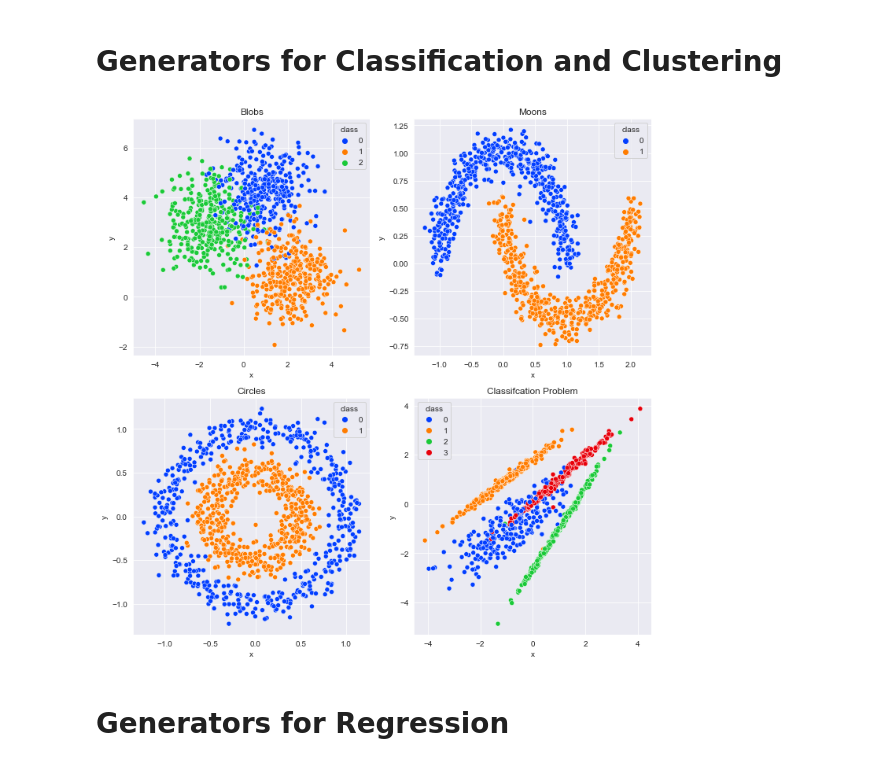
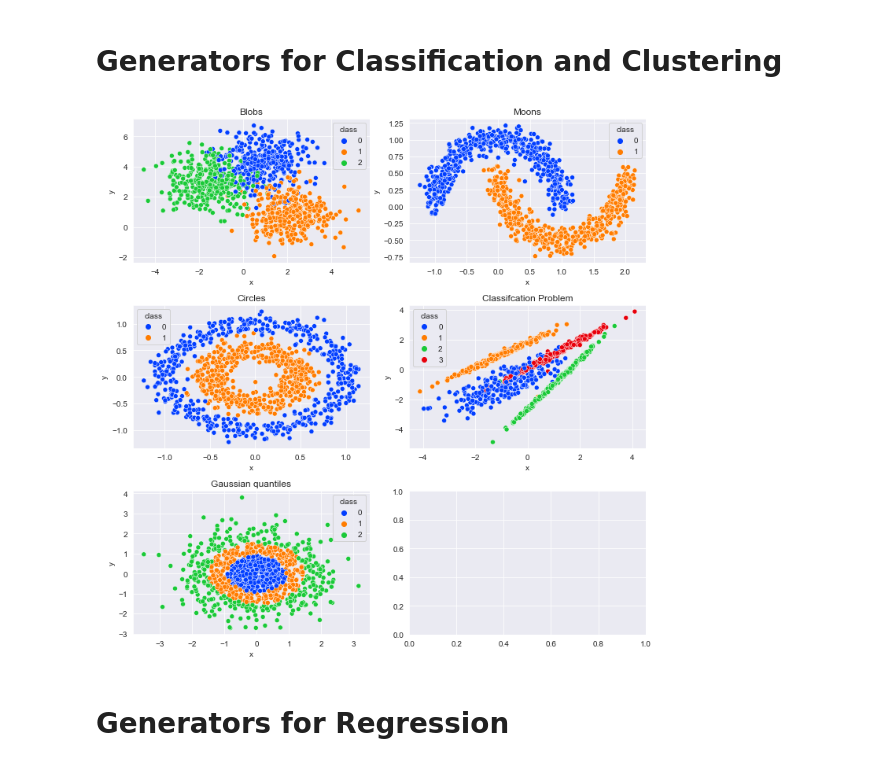
Before and after one commit to DimitriMisiak/Kaggle-Projects, a Jupyter notebook: toy-models/generated_datasets.ipynb, the cells around one changed output. Cells and saved outputs as stored; diff of their text form; code cells hidden in the pictures.

```diff
--- a/toy-models/generated_datasets.ipynb
+++ b/toy-models/generated_datasets.ipynb
@@ -17,7 +17,10 @@ Prayer to RNGesus Sent
 # %% [markdown]
 # Generators for Classification and Clustering
 # %%
-from sklearn.datasets import make_blobs, make_moons, make_circles, make_classification
+from sklearn.datasets import (
+    make_blobs, make_moons, make_circles, make_classification,
+    make_gaussian_quantiles
+)
 
 # for plotting in 2D space
 n_features = 2
@@ -54,25 +57,36 @@ clf_data, clf_class = make_classification(
 )
 clf_df = pd.DataFrame(clf_data, columns=columns)
 clf_df['class'] = clf_class
+
+# gaussian quantiles
+gaussian_data, gaussian_class = make_gaussian_quantiles(
+    n_samples=1000, random_state=rng,
+    n_features=2, n_classes=3,
+)
+gaussian_df = pd.DataFrame(gaussian_data, columns=columns)
+gaussian_df['class'] = gaussian_class
 # %%
-fig, axes = plt.subplots(2, 2, figsize=(10, 10))
+fig, axes = plt.subplots(3, 2, figsize=(10, 10))
 
 sns.scatterplot(data=blobs_df, x='x', y='y', hue='class', palette='bright', ax=axes[0,0])
 axes[0,0].set_title('Blobs')
 
 sns.scatterplot(data=moons_df, x='x', y='y', hue='class', palette='bright', ax=axes[0,1])
 axes[0,1].set_title('Moons')
 
 sns.scatterplot(data=circles_df, x='x', y='y', hue='class', palette='bright', ax=axes[1,0])
 axes[1,0].set_title('Circles')
 
 sns.scatterplot(data=clf_df, x='x', y='y', hue='class', palette='bright', ax=axes[1,1])
 axes[1,1].set_title('Classifcation Problem')
 
+sns.scatterplot(data=gaussian_df, x='x', y='y', hue='class', palette='bright', ax=axes[2,0])
+axes[2,0].set_title('Gaussian quantiles')
+
 fig.tight_layout()
 plt.show()
 # %% [output]
-[figure, old version]
+[figure, new version]
 # %% [markdown]
 # Generators for Regression
 # %%
```
Also changed, not shown: 3 other files.
